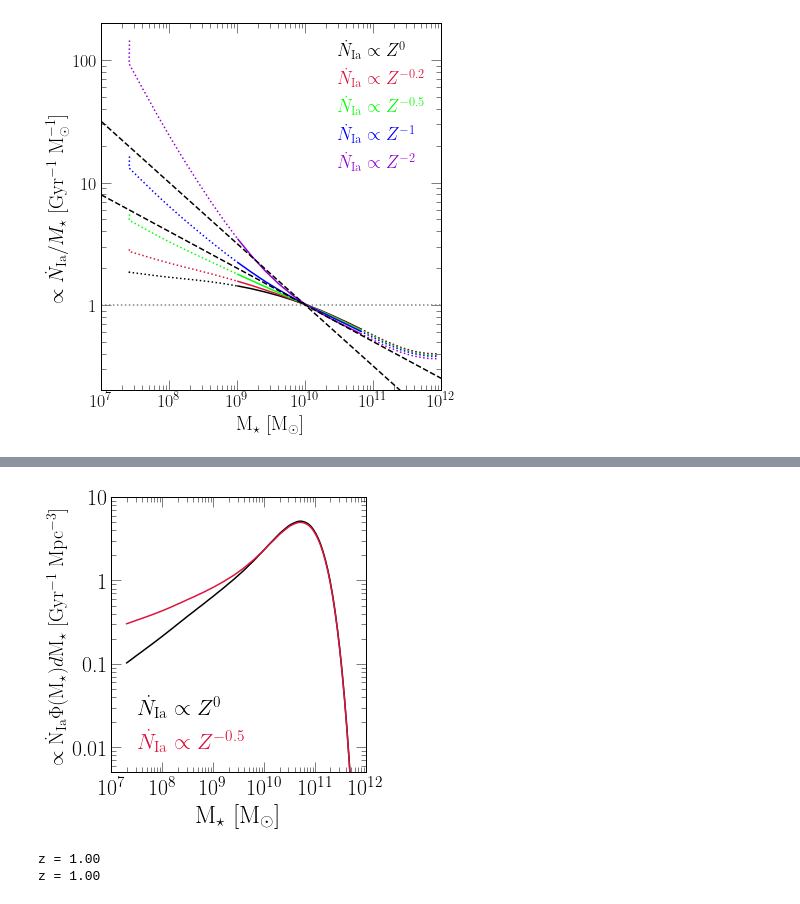
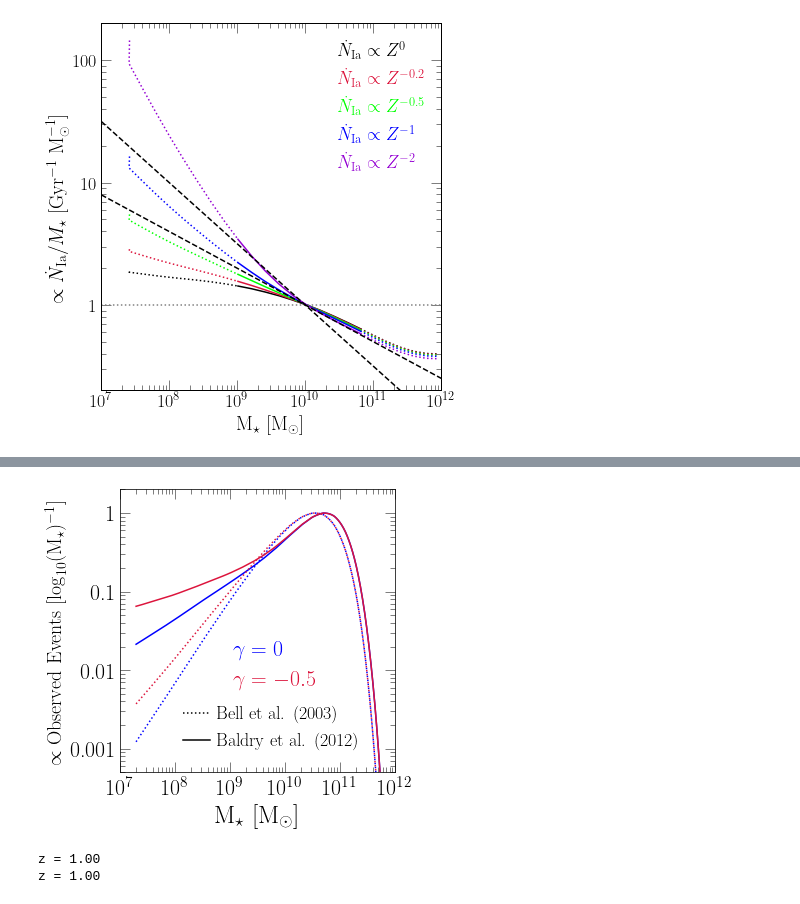
Before and after one commit to giganano/iarates, a Jupyter notebook: notebooks/umachine.ipynb, the cells around one changed output, grey strips where cells are left out. Saved outputs shown, nothing was run; the diff lists cells and outputs as text; code cells hidden in the pictures.

Commit message:
paper updates -> figure tweaks and text additions

```diff
--- a/notebooks/umachine.ipynb
+++ b/notebooks/umachine.ipynb
@@ -395,13 +398,13 @@ plt.show()
 # %%
-fig = plt.figure(figsize = (5, 5))
+fig = plt.figure(figsize = (5.4, 5))
 ax = fig.add_subplot(111)
 ax.set_xscale("log")
 ax.set_yscale("log")
 ax.set_xlim([1e7, 1e12])
-ax.set_ylim([0.005, 10])
+ax.set_ylim([5e-4, 2])
 ax.yaxis.set_major_formatter(fsf("%g"))
 ax.set_xlabel(r"M$_\star$ [M$_\odot$]", fontsize = 25)
-ax.set_ylabel(r"$\propto \dot{\text{N}}_\text{Ia} \Phi(\text{M}_\star) d\text{M}_\star$ [Gyr$^{-1}$ Mpc$^{-3}$]")
+ax.set_ylabel(r"$\propto$ Observed Events [$\log_{10}$(M$_\star$)$^{-1}$]")
 ax.set_xticks([10**_ for _ in range(7, 13)], which = "major")
 ax.tick_params(labelsize = 22)
 ax.tick_params(axis = "x", pad = 7)
@@ -411,59 +414,105 @@ for i in range(7, 12):
         minorticks.append(j * 10**i)
 ax.xaxis.set_minor_locator(FixedLocator(minorticks))
 
+kwargs = {
+    "c": named_colors()["black"],
+    "linestyle": ":",
+    "label": "Bell et al. (2003)"
+}
+line1 = ax.plot([1e5, 1e6], [1, 10], **kwargs)[0]
+kwargs["linestyle"] = "-"
+kwargs["label"] = "Baldry et al. (2012)"
+line2 = ax.plot([1e5, 1e6], [1, 10], **kwargs)[0]
+kwargs = {
+    "loc": mpl_loc("lower center"),
+    "bbox_to_anchor": (0.55, 0.02),
+    "fontsize": 18,
+    "handlelength": 1.5
+}
+leg2 = ax.legend(**kwargs)
+line1.remove()
+line2.remove()
+
 # masses = [10**_ for _ in umachine_masses]
-masses = np.logspace(7.3, 12, 101)
+masses = np.logspace(7.3, 12, 1001)
 rates = []
+bellrates = []
 for i in range(len(masses) - 1):
     rate, mass = relative_ia_rate(np.log10(masses[i]), z = 0)
     norm = quad(baldry12, masses[i], masses[i + 1])[0]
     rates.append(rate * norm)
+    norm = quad(bell03, masses[i], masses[i + 1])[0]
+    bellrates.append(rate * norm)
 # idx = umachine_masses.index(10.1)
 # pre = 1 / rates[idx]
 # rates = [pre * _ for _ in rates]
-rate, _ = relative_ia_rate(10, z = 0)
-pre = 1. / (rate * quad(baldry12, 10**9.99, 10**10.01)[0])
-rates = [pre * _ for _ in rates]
+# rate, _ = relative_ia_rate(10, z = 0)
+# pre = 1. / (rate * quad(baldry12, 10**9.99, 10**10.01)[0])
+# rates = [pre * _ for _ in rates]
+idx_max = rates.index(max(rates))
+norm = 1 / rates[idx_max]
+rates = [norm * _ for _ in rates]
+idx_max = bellrates.index(max(bellrates))
+norm = 1 / bellrates[idx_max]
+bellrates = [norm * _ for _ in bellrates]
 kwargs = {
-    "c": named_colors()["black"],
-    "label": r"$\dot{N}_\text{Ia} \propto Z^0$"
+    "c": named_colors()["blue"],
+    "linestyle": ":"
 }
+ax.plot(masses[:-1], bellrates, **kwargs)
+kwargs["linestyle"] = "-"
+kwargs["label"] = r"$\gamma = 0$"
 ax.plot(masses[:-1], rates, **kwargs)
 
 rates = []
+bellrates = []
 for i in range(len(masses) - 1):
     rate, mass = relative_ia_rate(np.log10(masses[i]),
         Zscaling_plaw_index = -0.5, Z = 0.014 * 10**zahid2014(masses[i], 0))
     norm = quad(baldry12, masses[i], masses[i + 1])[0]
     rates.append(rate * norm)
+    norm = quad(bell03, masses[i], masses[i + 1])[0]
+    bellrates.append(rate * norm)
 # idx = umachine_masses.index(10.1)
 # pre = 1 / rates[idx]
 # rates = [pre * _ for _ in rates]
-rate, _ = relative_ia_rate(10, Zscaling_plaw_index = -0.5, Z = 0.014 * 10**zahid2014(1e10, 0))
-pre = 1. / (rate * quad(baldry12, 10**9.99, 10**10.01)[0])
-rates = [pre * _ for _ in rates]
+# rate, _ = relative_ia_rate(10, Zscaling_plaw_index = -0.5, Z = 0.014 * 10**zahid2014(1e10, 0))
+# pre = 1. / (rate * quad(baldry12, 10**9.99, 10**10.01)[0])
+# rates = [pre * _ for _ in rates]
+idx_max = rates.index(max(rates))
+norm = 1 / rates[idx_max]
+rates = [norm * _ for _ in rates]
+idx_max = bellrates.index(max(bellrates))
+norm = 1 / bellrates[idx_max]
+bellrates = [norm * _ for _ in bellrates]
+
 kwargs = {
     "c": named_colors()["crimson"],
-    "label": r"$\dot{N}_\text{Ia} \propto Z^{-0.5}$"
+    "linestyle": ":"
 }
+ax.plot(masses[:-1], bellrates, **kwargs)
+kwargs["linestyle"] = "-"
+kwargs["label"] = r"$\gamma = -0.5$"
 ax.plot(masses[:-1], rates, **kwargs)
 
 kwargs = {
-    "loc": mpl_loc("lower left"),
+    "loc": mpl_loc("lower center"),
     "fontsize": 22,
-    "handlelength": 0
+    "handlelength": 0,
+    "bbox_to_anchor": (0.55, 0.22)
 }
 leg = ax.legend(**kwargs)
-fancy_legend(leg, ["black", "crimson"])
+fancy_legend(leg, ["blue", "crimson"])
+ax.add_artist(leg2)
 
 plt.tight_layout()
 for ext in ["pdf", "jpeg"]:
     kwargs = {}
     if ext == "jpeg": kwargs["dpi"] = 200
     plt.savefig("../paper/ia_massdist.%s" % (ext), **kwargs)
 plt.show()
 # %% [output]
-[figure, old version]
+[figure, new version]
 # %%
 fig = plt.figure(figsize = (6, 6))
 ax = fig.add_subplot(111)
```
Also changed, not shown: parts of 2 cells of this notebook, 22 other files.
